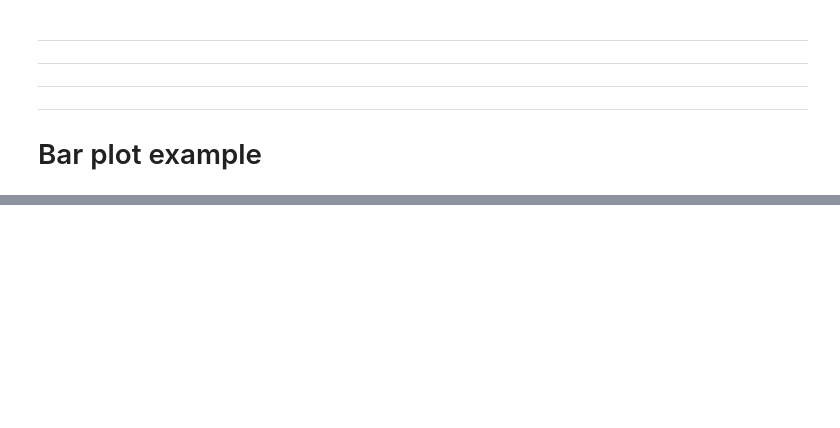
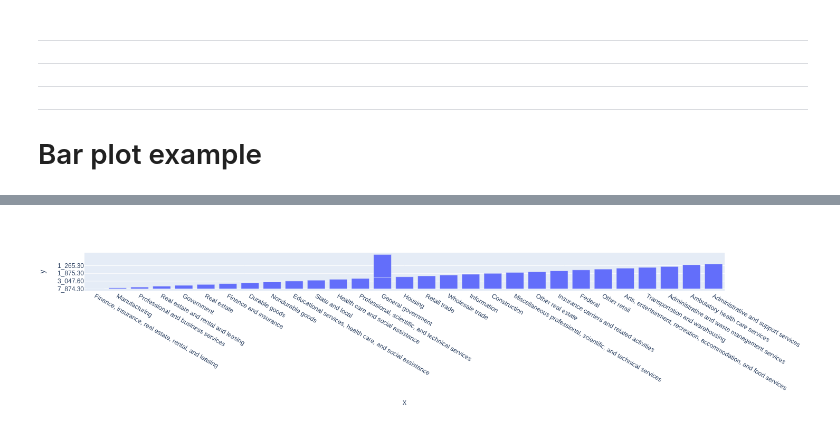
Before and after one commit to kouritron/mkmkdt, a Jupyter notebook: gdp_data/gdp_plot.ipynb, the cells around one changed output, grey strips where cells are left out. Saved outputs shown, nothing was run; the diff lists cells and outputs as text; code cells hidden in the pictures; blank space fills up the shorter version.

```diff
--- a/gdp_data/gdp_plot.ipynb
+++ b/gdp_data/gdp_plot.ipynb
@@ -106,0 +81,5 @@ fig.show()
+# %%
+fig = px.bar(x=pddf.head(30)[pddf.columns[0]], y=pddf.head(30)[pddf.columns[1]])
+fig.show()
+# %% [output]
+[figure, added]
```
Also changed, not shown: parts of 17 cells of this notebook, 6 other files.
